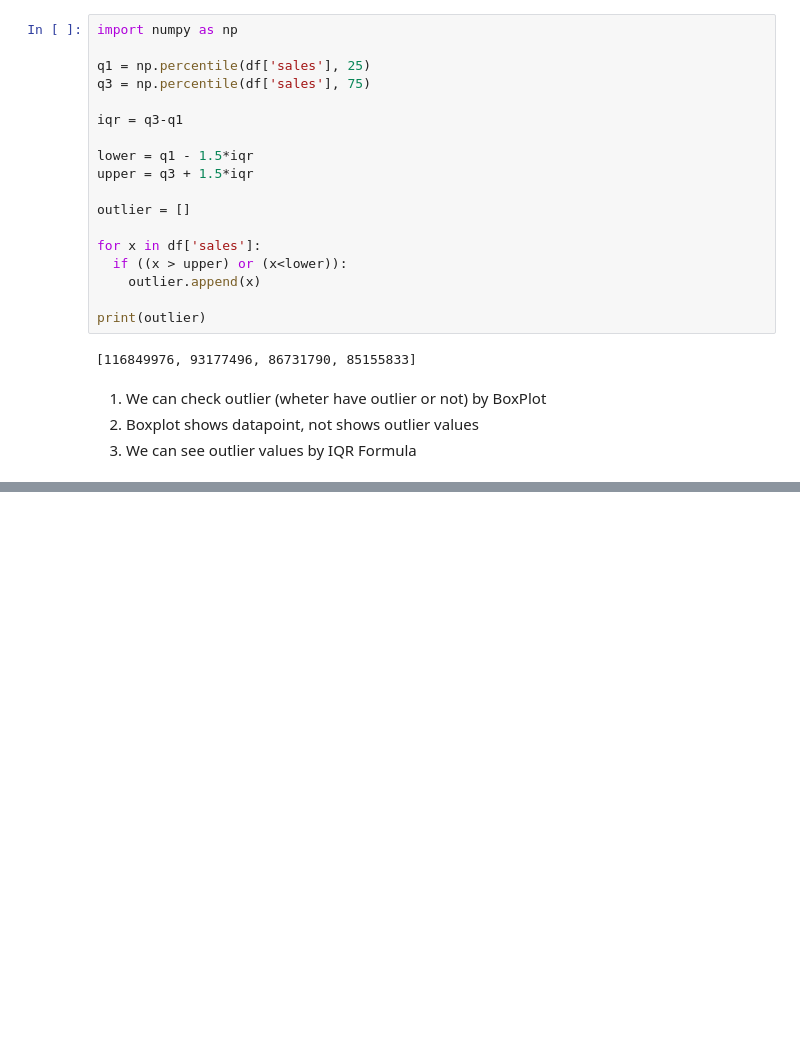
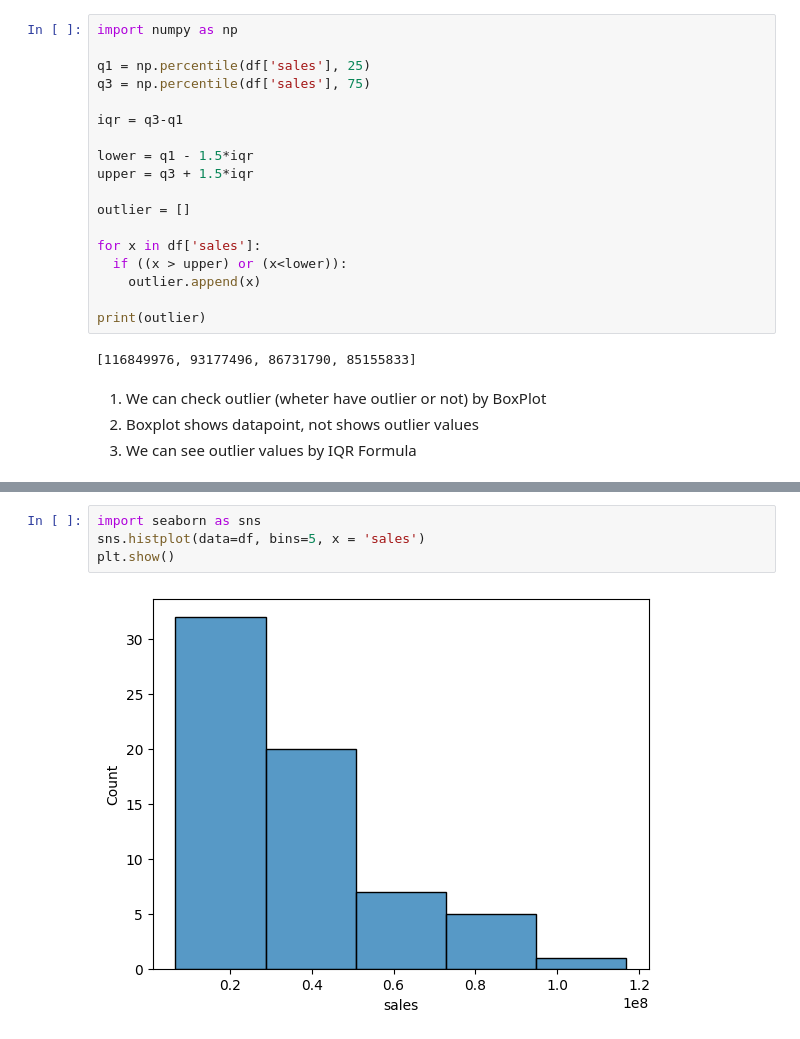
Before and after one commit to Maruf2309/BasicPython, a Jupyter notebook: percentile.ipynb, the cells around one changed output, grey strips where cells are left out. Cells and saved outputs as stored; diff of their text form; blank space fills up the shorter version.

Commit message:
percentile - sales analysis

```diff
--- a/percentile.ipynb
+++ b/percentile.ipynb
@@ -153,0 +167,6 @@ print(outlier)
+# %%
+import seaborn as sns
+sns.histplot(data=df, bins=5, x = 'sales')
+plt.show()
+# %% [output]
+[figure, added]
```
Also changed, not shown: parts of 9 cells of this notebook.
